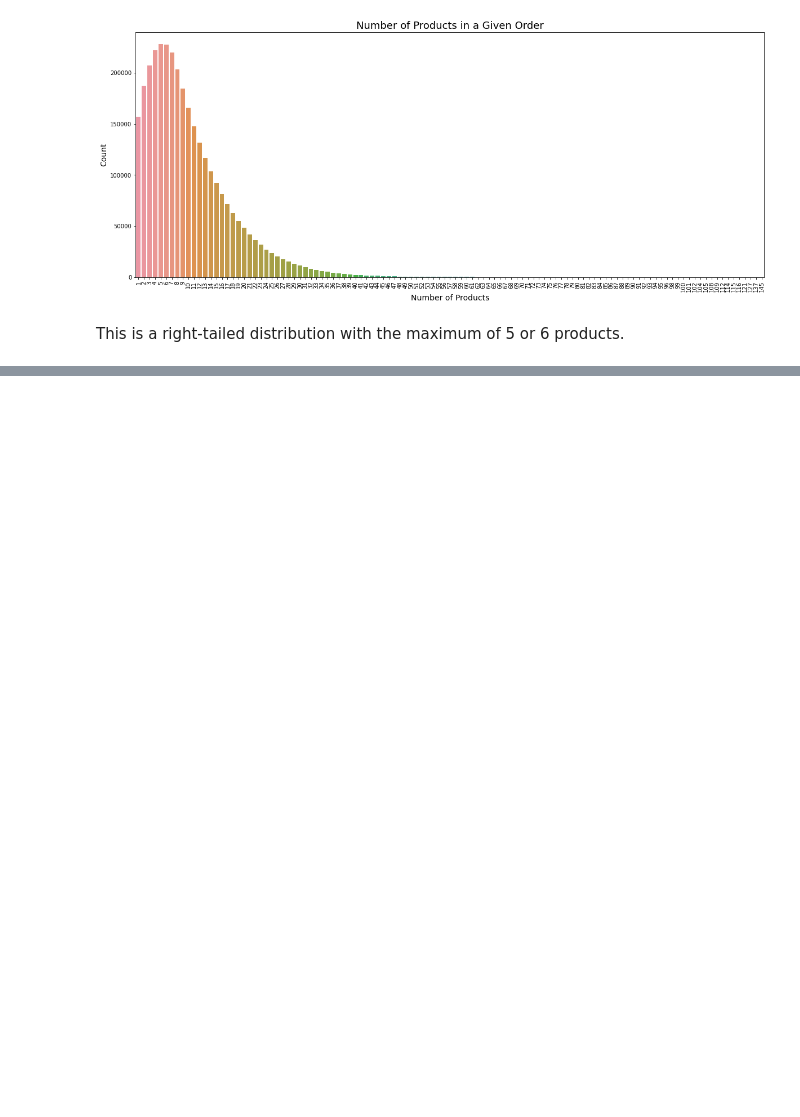
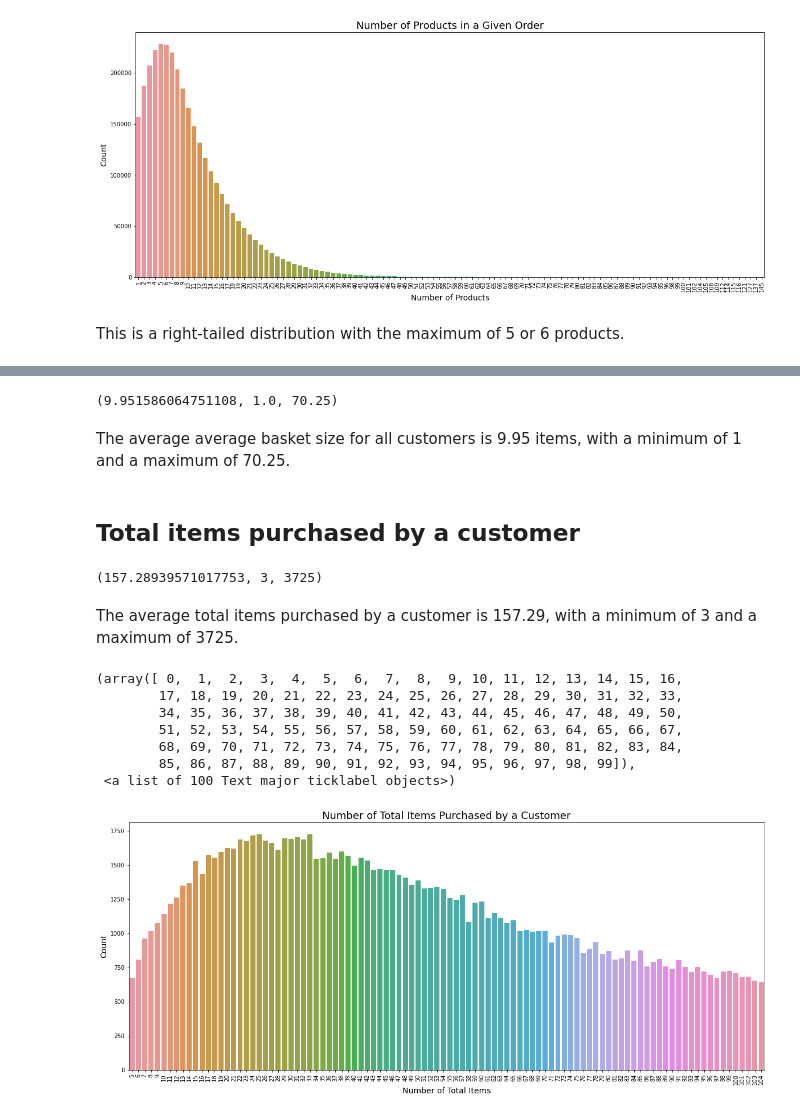
Before and after one commit to ldell7/InstacartRecommendation, a Jupyter notebook: notebooks/01_data_wrangling_EDA.ipynb, the cells around one changed output, grey strips where cells are left out. Drawn from its saved outputs; the diff is of its cells as text; code cells hidden in the pictures; blank space fills up the shorter version.

```diff
--- a/notebooks/01_data_wrangling_EDA.ipynb
+++ b/notebooks/01_data_wrangling_EDA.ipynb
@@ -338,0 +414,3 @@ This is a right-tailed distribution with the maximum of 5 or 6 products.
+# %%
+basket_size = pd.DataFrame(order_products_complete.groupby(['user_id','order_number'])['add_to_cart_order'].aggregate('max'))
+basket_size.head(10)
@@ -338,0 +430,33 @@ This is a right-tailed distribution with the maximum of 5 or 6 products.
+# %%
+avg_basket_size = pd.DataFrame(basket_size.groupby(['user_id'])['add_to_cart_order'].aggregate('mean'))
+avg_basket_size['add_to_cart_order'].mean(), avg_basket_size['add_to_cart_order'].min(), avg_basket_size['add_to_cart_order'].max()
+# %% [output]
+(9.951586064751108, 1.0, 70.25)
+# %% [markdown]
+The average average basket size for all customers is 9.95 items, with a minimum of 1 and a maximum of 70.25.
+# %% [markdown]
+## Total items purchased by a customer
+# %%
+sum_basket_size = pd.DataFrame(basket_size.groupby(['user_id'])['add_to_cart_order'].aggregate('sum'))
+sum_basket_size['add_to_cart_order'].mean(), sum_basket_size['add_to_cart_order'].min(), sum_basket_size['add_to_cart_order'].max()
+# %% [output]
+(157.28939571017753, 3, 3725)
+# %% [markdown]
+The average total items purchased by a customer is 157.29, with a minimum of 3 and a maximum of 3725.
+# %%
+count = sum_basket_size['add_to_cart_order'].value_counts().nlargest(100)
+plt.figure(figsize=(20,8))
+sns.barplot(count.index, count.values)
+plt.xlabel('Number of Total Items',fontsize=14)
+plt.ylabel('Count',fontsize=14)
+plt.title('Number of Total Items Purchased by a Customer',fontsize=18)
+plt.xticks(rotation='vertical')
+# %% [output]
+(array([ 0,  1,  2,  3,  4,  5,  6,  7,  8,  9, 10, 11, 12, 13, 14, 15, 16,
+        17, 18, 19, 20, 21, 22, 23, 24, 25, 26, 27, 28, 29, 30, 31, 32, 33,
+        34, 35, 36, 37, 38, 39, 40, 41, 42, 43, 44, 45, 46, 47, 48, 49, 50,
+        51, 52, 53, 54, 55, 56, 57, 58, 59, 60, 61, 62, 63, 64, 65, 66, 67,
+        68, 69, 70, 71, 72, 73, 74, 75, 76, 77, 78, 79, 80, 81, 82, 83, 84,
+        85, 86, 87, 88, 89, 90, 91, 92, 93, 94, 95, 96, 97, 98, 99]),
+ <a list of 100 Text major ticklabel objects>)
+[figure, added]
```
Also changed, not shown: parts of 40 cells of this notebook.
